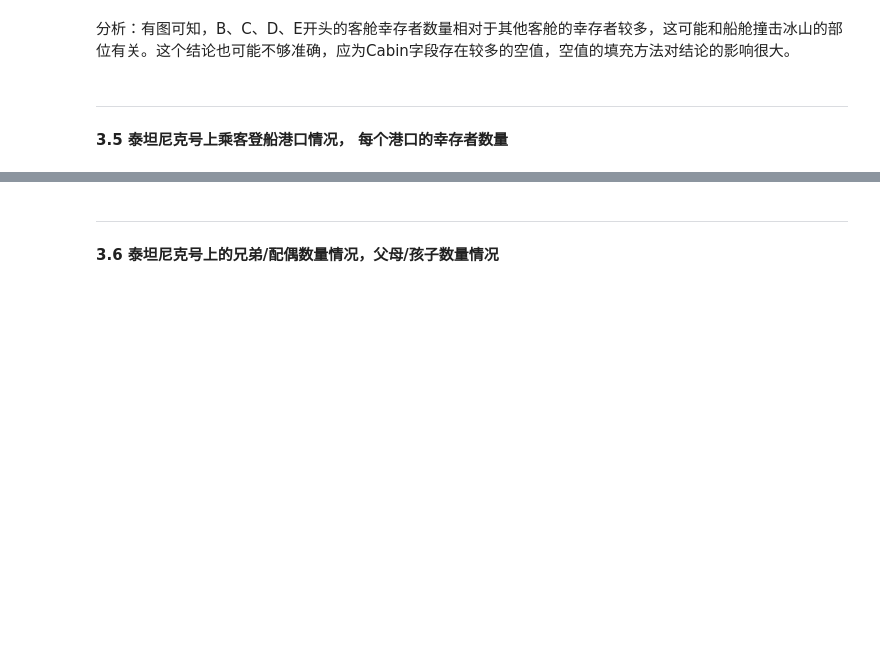
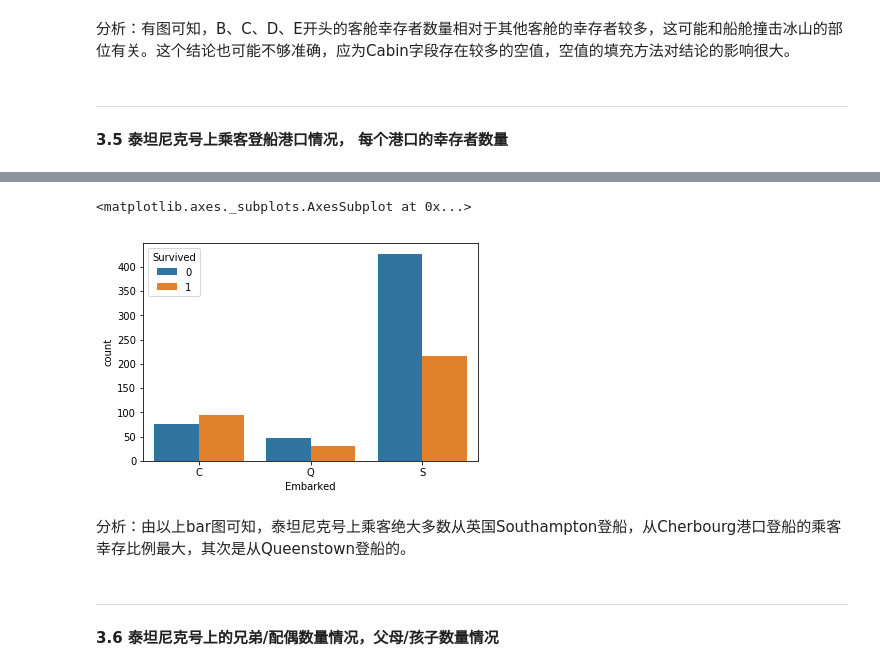
Before and after one commit to LYleonard/DataAnalysis, a Jupyter notebook: Statistics/ExploringDataSet/Explore_Titanic_Data.ipynb, the cells around one changed output, grey strips where cells are left out. Drawn from its saved outputs; the diff is of its cells as text; code cells hidden in the pictures; blank space fills up the shorter version.

```diff
--- a/Statistics/ExploringDataSet/Explore_Titanic_Data.ipynb
+++ b/Statistics/ExploringDataSet/Explore_Titanic_Data.ipynb
@@ -265,3 +276,10 @@ num_surv_by_Cab.plot.barh()
+# %%
+sns.countplot(data=titanic, x='Embarked', hue='Survived',order=['C', 'Q', 'S'])
+# %% [output]
+<matplotlib.axes._subplots.AxesSubplot at 0x...>
+[figure, added]
+# %% [markdown]
+分析：由以上bar图可知，泰坦尼克号上乘客绝大多数从英国Southampton登船，从Cherbourg港口登船的乘客幸存比例最大，其次是从Queenstown登船的。
 # %% [markdown]
 ---
 **3.6 泰坦尼克号上的兄弟/配偶数量情况，父母/孩子数量情况**
```
Also changed, not shown: parts of 6 cells of this notebook, 2 other files.
